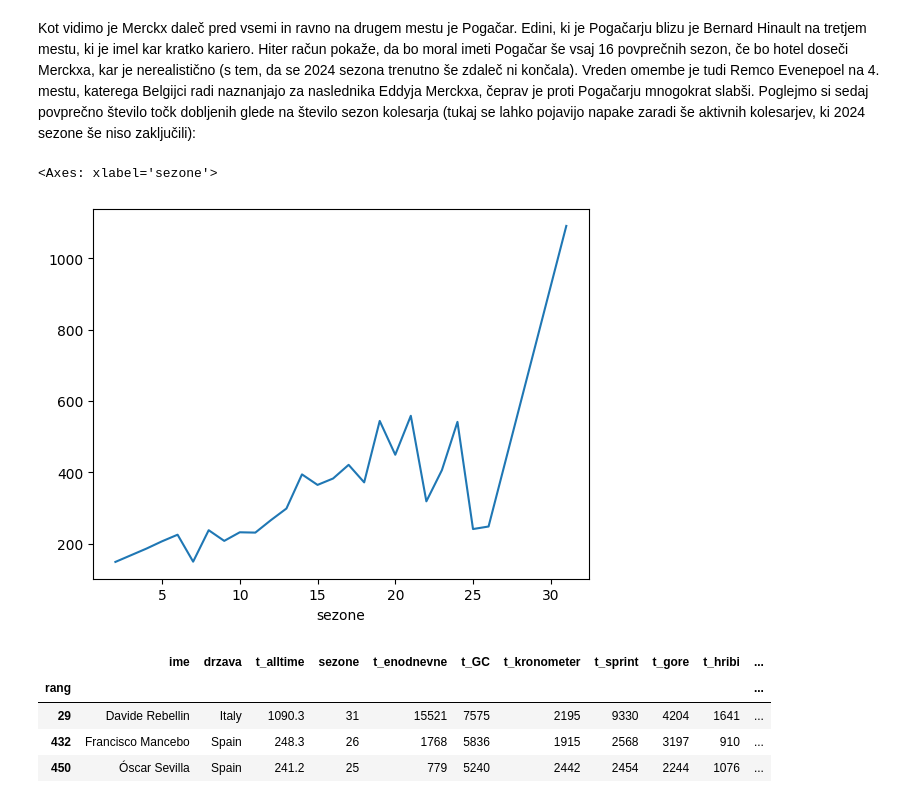
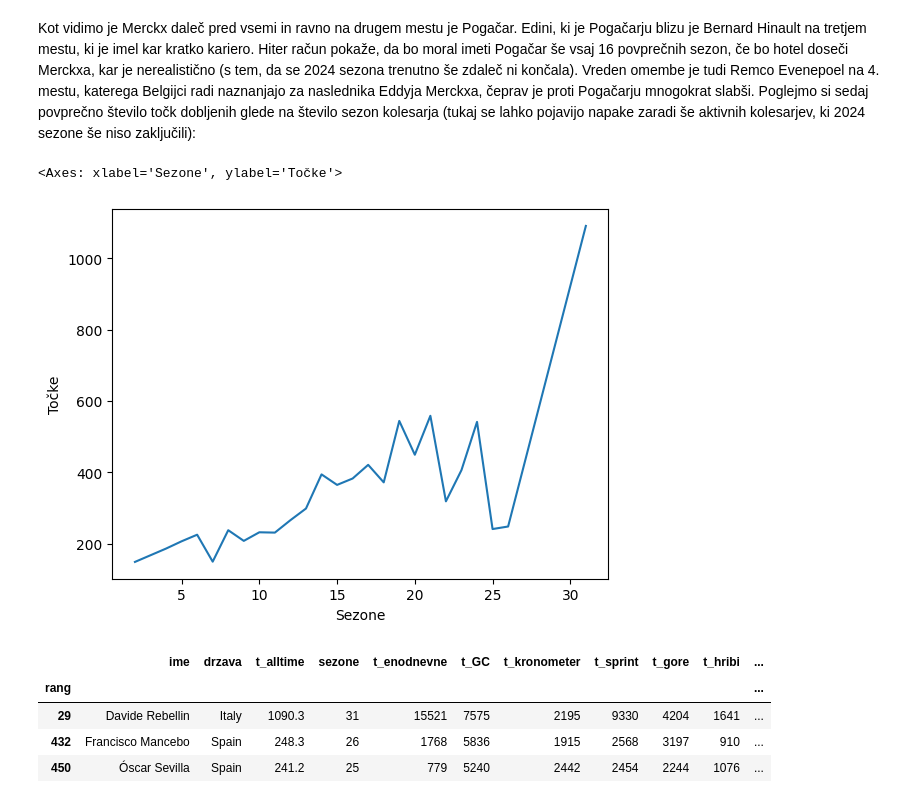
Before and after one commit to janverovnik/Seminarska-naloga-UVP, a Jupyter notebook: analiza_podatkov.ipynb, the cells around one changed output. Saved outputs shown, nothing was run; the diff lists cells and outputs as text; code cells hidden in the pictures.

```diff
--- a/analiza_podatkov.ipynb
+++ b/analiza_podatkov.ipynb
@@ -291,10 +292,10 @@ sezonsko_povprecje.sort_values("sezonsko povprečje", ascending=False).head(20)
 Kot vidimo je Merckx daleč pred vsemi in ravno na drugem mestu je Pogačar. Edini, ki je Pogačarju blizu je Bernard Hinault na tretjem mestu, ki je imel kar kratko kariero. Hiter račun pokaže, da bo moral imeti Pogačar še vsaj 16 povprečnih sezon, če bo hotel doseči Merckxa, kar je nerealistično (s tem, da se 2024 sezona trenutno še zdaleč ni končala). Vreden omembe je tudi Remco Evenepoel na 4. mestu, katerega Belgijci radi naznanjajo za naslednika Eddyja Merckxa, čeprav je proti Pogačarju mnogokrat slabši. Poglejmo si sedaj povprečno število točk dobljenih glede na število sezon kolesarja (tukaj se lahko pojavijo napake zaradi še aktivnih kolesarjev, ki 2024 sezone še niso zaključili):
 # %%
 točke_glede_na_sezone = kolesarji.groupby("sezone")["t_alltime"].mean()
-točke_glede_na_sezone.plot()
+točke_glede_na_sezone.plot(ylabel="Točke", xlabel="Sezone")
 # %% [output]
-<Axes: xlabel='sezone'>
+<Axes: xlabel='Sezone', ylabel='Točke'>
-[figure, old version]
+[figure, new version]
 # %%
 kolesarji.sort_values("sezone", ascending=False).head(3)
 # %% [output]
```
Also changed, not shown: parts of 4 cells of this notebook.
